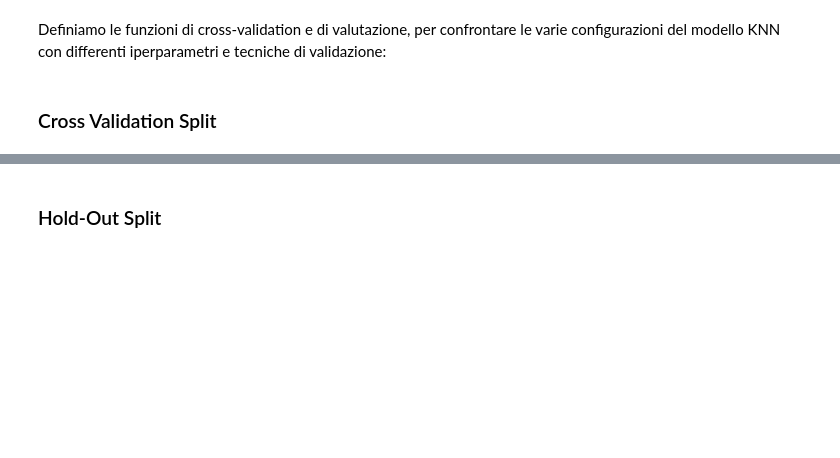
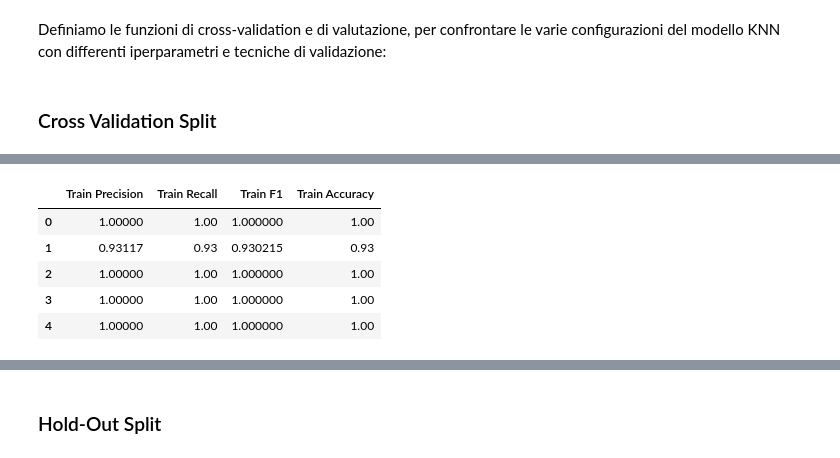
Before and after one commit to crypto-infinity/proai, a Jupyter notebook: course4-ml-algorithms/project/frutti_esotici.ipynb, the cells around one changed output, grey strips where cells are left out. Drawn from its saved outputs; the diff is of its cells as text; code cells hidden in the pictures; blank space fills up the shorter version.

```diff
--- a/course4-ml-algorithms/project/frutti_esotici.ipynb
+++ b/course4-ml-algorithms/project/frutti_esotici.ipynb
@@ -429,0 +455,9 @@ cross_validation_results.head(10)
+# %%
+train_results.head(10)
+# %% [output]
+|  | Train Precision | Train Recall | Train F1 | Train Accuracy |
+| 0 | 1.00000 | 1.00 | 1.000000 | 1.00 |
+| 1 | 0.93117 | 0.93 | 0.930215 | 0.93 |
+| 2 | 1.00000 | 1.00 | 1.000000 | 1.00 |
+| 3 | 1.00000 | 1.00 | 1.000000 | 1.00 |
+| 4 | 1.00000 | 1.00 | 1.000000 | 1.00 |
```
Also changed, not shown: parts of 12 cells of this notebook.
